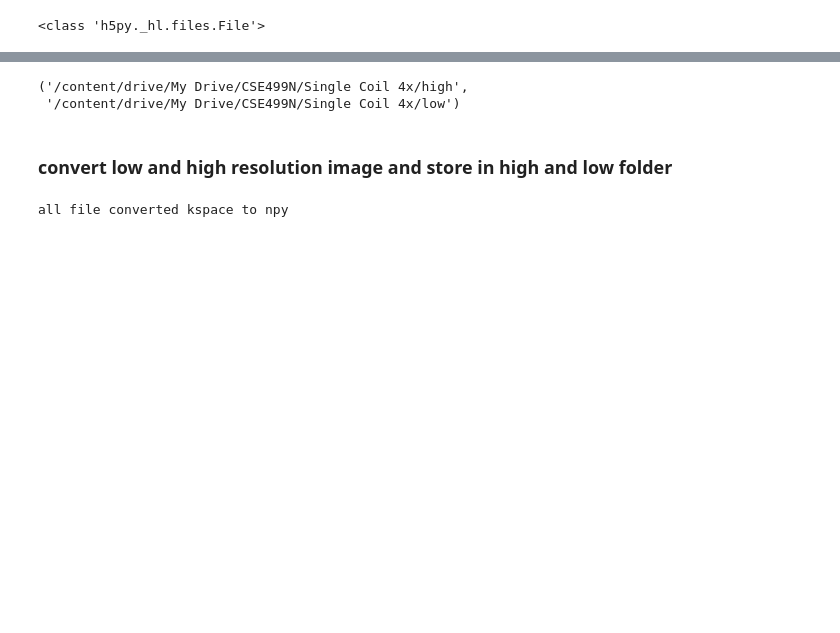
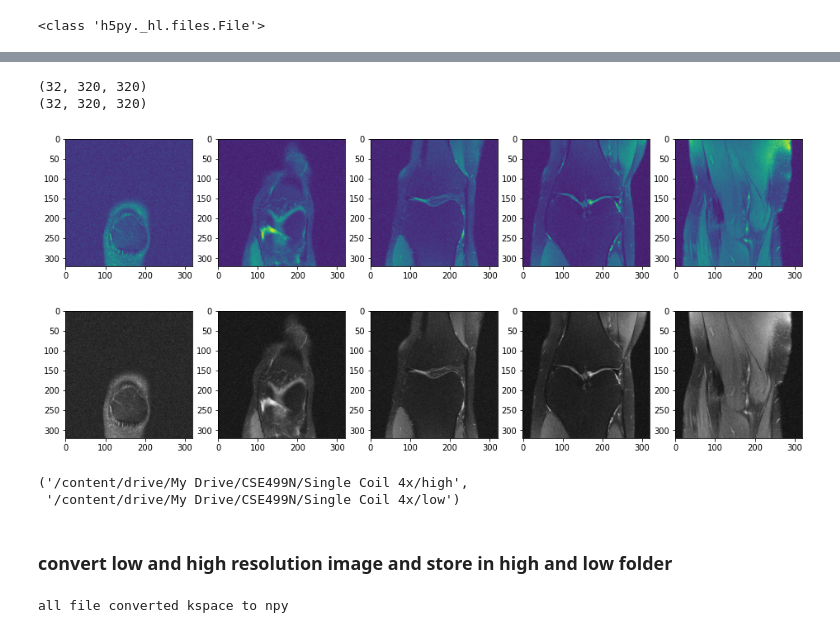
Before and after one commit to kazishuvo22/fastMRI-Reconstruction, a Jupyter notebook: convert_Raw2LowHigh.ipynb, the cells around one changed output, grey strips where cells are left out. Saved outputs shown, nothing was run; the diff lists cells and outputs as text; code cells hidden in the pictures; blank space fills up the shorter version.

Commit message:
update train file with kspace(low) and ground truth(high)

```diff
--- a/convert_Raw2LowHigh.ipynb
+++ b/convert_Raw2LowHigh.ipynb
@@ -164,0 +130,3 @@ file
+# %%
+file = data_files[1]
+file
@@ -170,3 +154,18 @@ print(type(hf))
+# %%
+hf = h5py.File(file)
+gt_rss = hf['reconstruction_rss']
+print(gt_rss.shape)
+img_3d_gt = recon_ground_truth(gt_rss)
+print(img_3d_gt .shape)
+
+slice_num = [5,10,15,20,30]
+show_slices(img_3d_gt, slice_num)
+show_slices(img_3d_gt, slice_num, cmap='gray')
+# %% [output]
+(32, 320, 320)
+(32, 320, 320)
+[figure, added]
+[figure, added]
 # %%
 high_path = "/content/drive/My Drive/CSE499N/Single Coil 4x/high"
 low_path  ="/content/drive/My Drive/CSE499N/Single Coil 4x/low"
```
Also changed, not shown: parts of 10 cells of this notebook.
